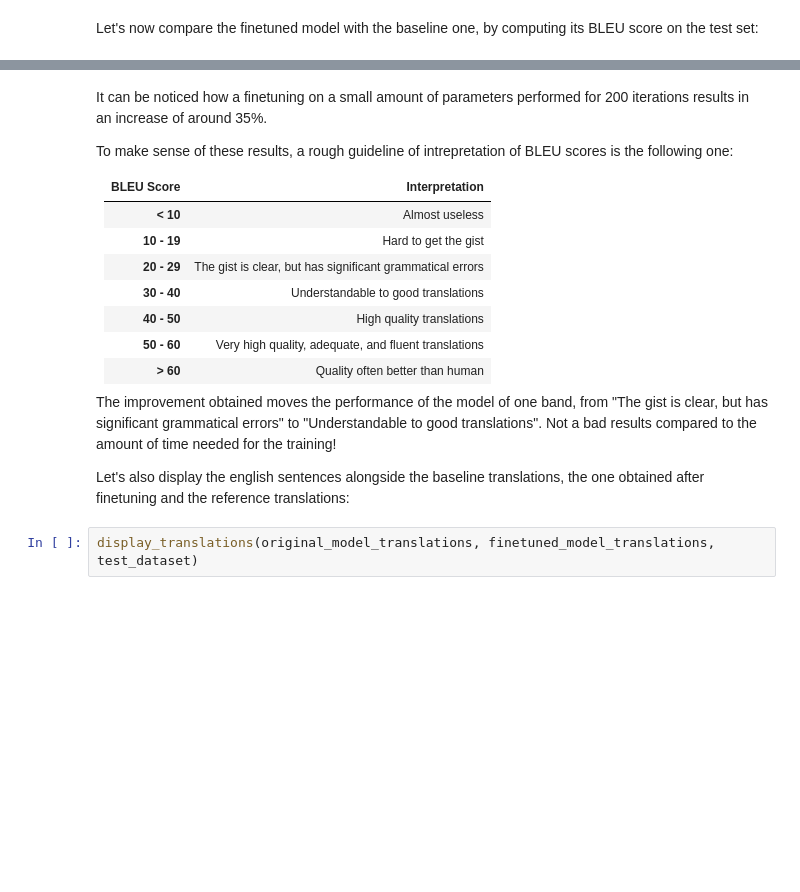
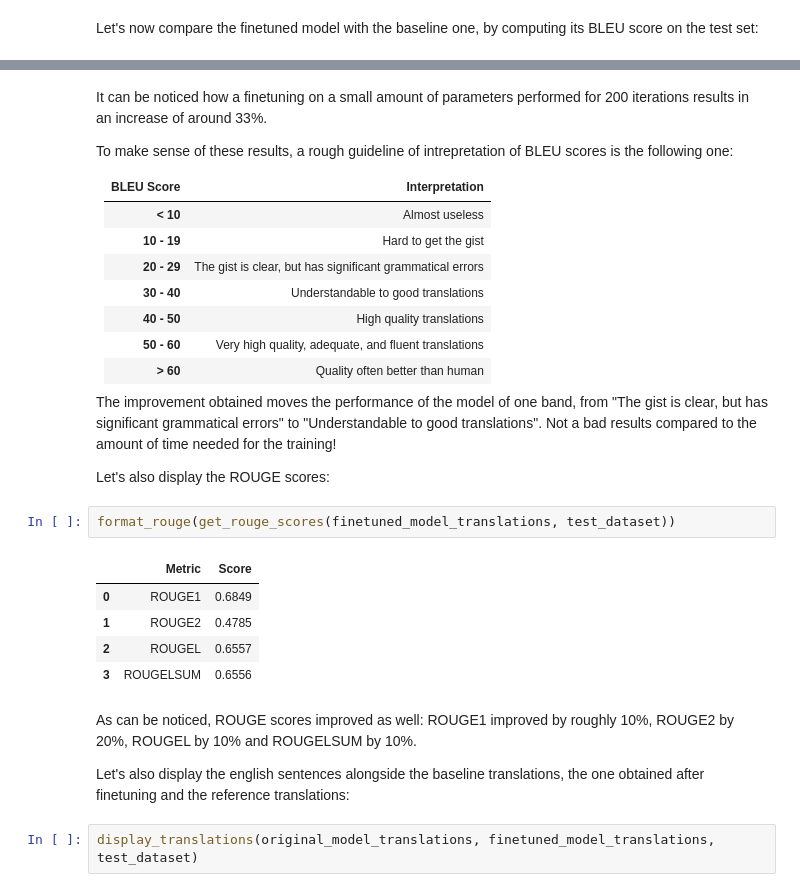
Before and after one commit to nicolo-mn/project-dm, a Jupyter notebook: ProjectDM.ipynb, the cells around one changed output, grey strips where cells are left out. Cells and saved outputs as stored; diff of their text form; blank space fills up the shorter version.

```diff
--- a/ProjectDM.ipynb
+++ b/ProjectDM.ipynb
@@ -686,5 +735,5 @@ FINETUNED MODEL STATS:
 # %% [markdown]
-It can be noticed how a finetuning on a small amount of parameters performed for 200 iterations results in an increase of around 35%.
+It can be noticed how a finetuning on a small amount of parameters performed for 200 iterations results in an increase of around 33%.
 
 To make sense of these results, a rough guideline of  intrepretation of BLEU scores is the following one:
 
@@ -700,7 +749,19 @@ To make sense of these results, a rough guideline of  intrepretation of BLEU sco
 
 The improvement obtained moves the performance of the model of one band, from "The gist is clear, but has significant grammatical errors" to "Understandable to good translations". Not a bad results compared to the amount of time needed for the training!
 
-Let's also display the english sentences alongside the baseline translations, the one obtained after finetuning and the reference translations:
+Let's also display the ROUGE scores:
+# %%
+format_rouge(get_rouge_scores(finetuned_model_translations, test_dataset))
+# %% [output]
+|  | Metric | Score |
+| 0 | ROUGE1 | 0.6849 |
+| 1 | ROUGE2 | 0.4785 |
+| 2 | ROUGEL | 0.6557 |
+| 3 | ROUGELSUM | 0.6556 |
+# %% [markdown]
+As can be noticed, ROUGE scores improved as well: ROUGE1 improved by roughly 10%, ROUGE2 by 20%, ROUGEL by 10% and ROUGELSUM by 10%.
+
+Let's also display the english sentences alongside the baseline translations, the one obtained after finetuning and the reference translations:
 # %%
 display_translations(original_model_translations, finetuned_model_translations, test_dataset)
 # %% [output]
```
Also changed, not shown: parts of 26 cells of this notebook.
